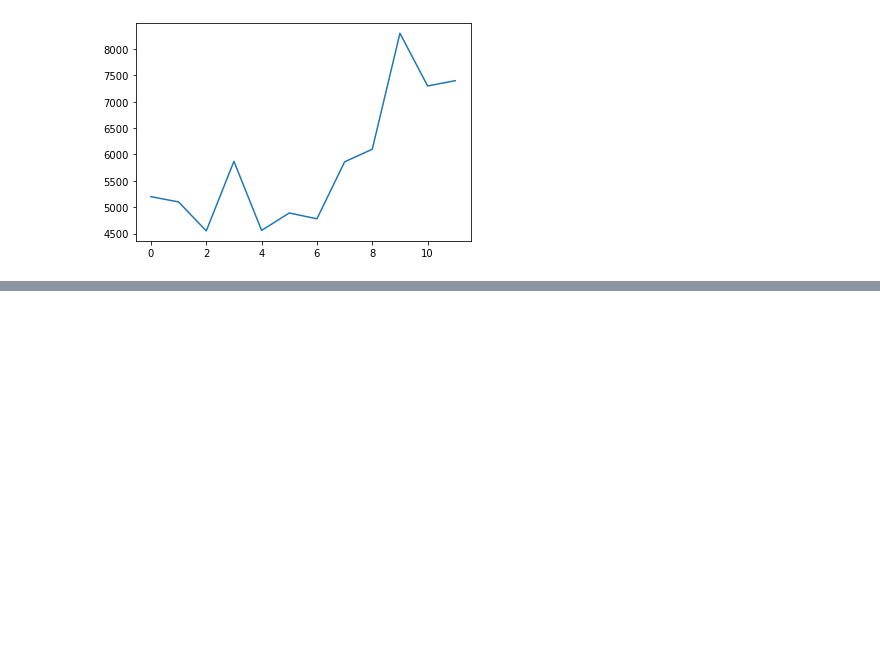
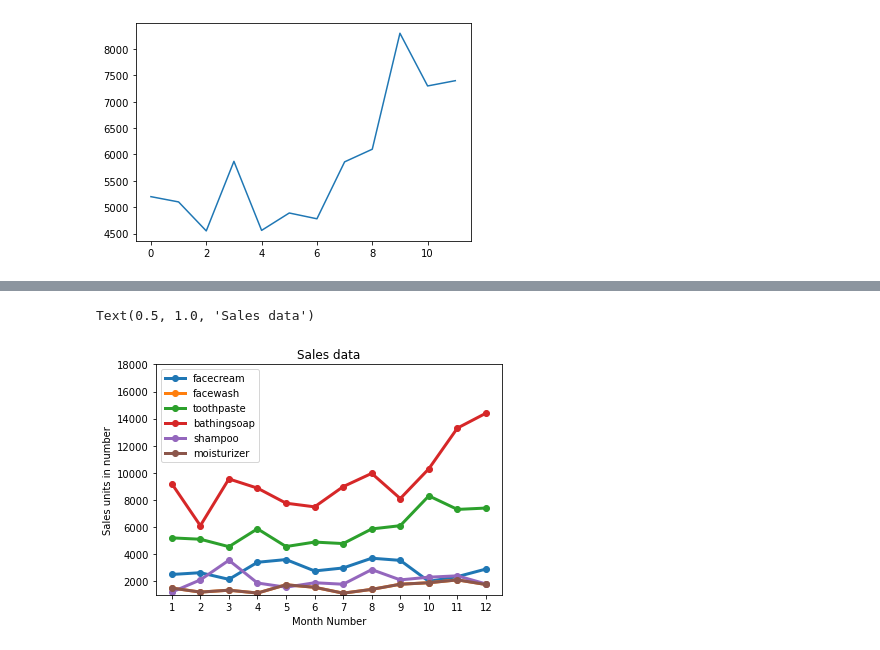
Before and after one commit to mspitzna/DataScience21, a Jupyter notebook: Block_1/Assignments/1_MatplotLib.ipynb, the cells around one changed output, grey strips where cells are left out. Cells and saved outputs as stored; diff of their text form; code cells hidden in the pictures; blank space fills up the shorter version.

```diff
--- a/Block_1/Assignments/1_MatplotLib.ipynb
+++ b/Block_1/Assignments/1_MatplotLib.ipynb
@@ -78,6 +105,25 @@ Display the number of units sold per month for each product using multiline plot
 
 ### The result should look something like this:
 <img src="IMG/3.png" width=400>
+# %%
+fig = plt.figure()
+axes = fig.add_axes([0.1, 0.1, 0.8, 0.8])
+
+
+for product in ['facecream', 'facewash', 'toothpaste', 'bathingsoap', 'shampoo', 'moisturizer']:
+    axes.plot(data.month_number, data[product], label=product, lw=3, marker='o')
+
+
+axes.set_xticks(data.month_number)
+axes.set_ylim([1000, 18000])
+axes.legend()
+
+axes.set_xlabel('Month Number')
+axes.set_ylabel('Sales units in number')
+axes.set_title('Sales data')
+# %% [output]
+Text(0.5, 1.0, 'Sales data')
+[figure, added]
 # %% [markdown]
 ## Exercise 4
 Read toothpaste sales data of each month and show it using a scatter plot
```
Also changed, not shown: parts of 6 cells of this notebook.
